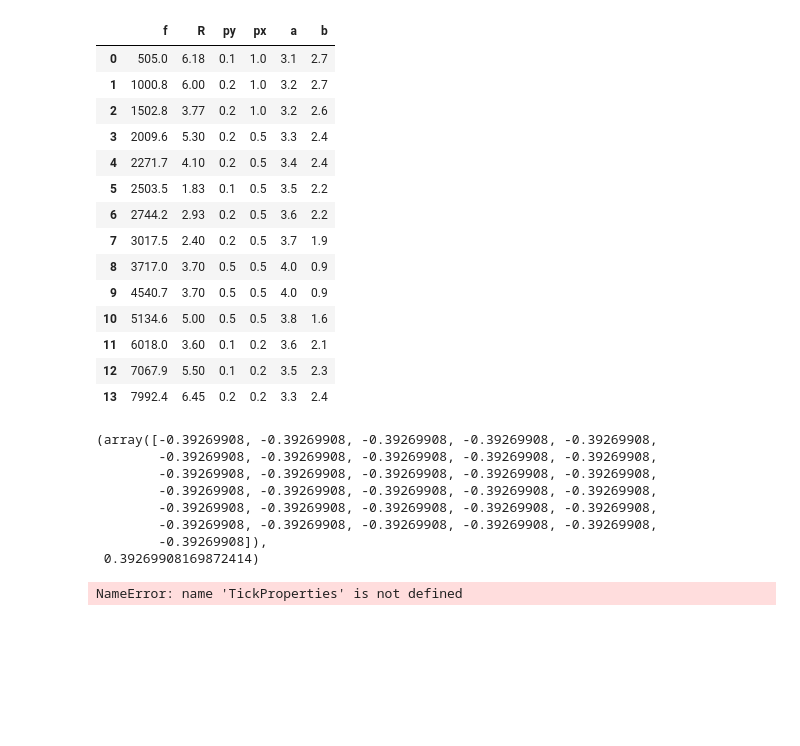
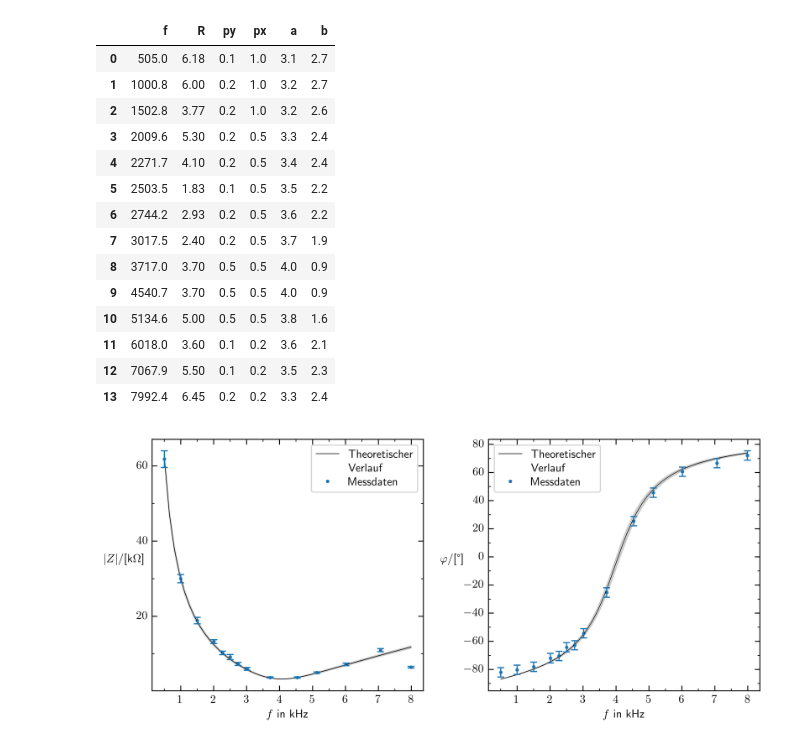
Before and after one commit to ChriGomm/Praktikum2, a Jupyter notebook: RE/re.ipynb, the cells around one changed output. Cells and saved outputs as stored; diff of their text form; code cells hidden in the pictures; blank space fills up the shorter version.

```diff
--- a/RE/re.ipynb
+++ b/RE/re.ipynb
@@ -323,17 +357,3 @@ def phi_par2(w,L,C,R):
-# %%
-def formater(x,pos):
-    grid = np.arange(-np.pi*2,np.pi*2,step=np.pi/8)
-    labels = [r'frac']
-    for i in range(len(grid)):
-# %% [output]
-(array([-0.39269908, -0.39269908, -0.39269908, -0.39269908, -0.39269908,
-        -0.39269908, -0.39269908, -0.39269908, -0.39269908, -0.39269908,
-        -0.39269908, -0.39269908, -0.39269908, -0.39269908, -0.39269908,
-        -0.39269908, -0.39269908, -0.39269908, -0.39269908, -0.39269908,
-        -0.39269908, -0.39269908, -0.39269908, -0.39269908, -0.39269908,
-        -0.39269908, -0.39269908, -0.39269908, -0.39269908, -0.39269908,
-        -0.39269908]),
- 0.39269908169872414)
 # %%
 arelips = df['a']**2+df['b']**2
 np.mean(arelips), np.std(arelips)
@@ -346,35 +366,35 @@ tickp = TickProperties(SZX=False,SZY=False,\
 setup = Setup_Fig(name_of_plot='analog_reihe.pdf',tickp=tickp)
 plot_dim = (-0.5, 60.5, 60.5, -0.5)
 setup.fig_width= 24*cm
 setup.fig_height=10*cm #29.1*cm
 fig, ax = setup.return_fig(shape=(1,2),dots_per_inch=600)
 
 # fig , ax = plt.subplots(1,2)
 
 line01 = ax[0].plot(f/np.pi/2/1000,zreihe(f,0.3054,5.01/10**9,3.3*1000),linewidth=0.5,color='0')
 ax[0].fill_between(f/np.pi/2/1000,zreihe(f,0.3054,5.01/10**9,3.3*1000)-2*zrstd(f,0.3054,5.01/10**9,3.3*1000),zreihe(f,0.3054,5.01/10**9,3.3*1000)+2*zrstd(f,0.3054,5.01/10**9,3.3*1000),alpha=0.3,interpolate=True,color='0.5')
 line02 = ax[0].errorbar(df['f']/1000,zmode(df['R'],df['px'],df['py']),yerr=2*zstd(df['R'],df['px'],df['py']),barsabove=True,fmt='o',markersize=2,capsize=3,elinewidth=1)
 # plt.plot(f/np.pi/2,zreihe(f,0.3054,5.01/10**9,3.3*1000)+2*zrstd(f,0.3054,5.01/10**9,3.3*1000))
 ax[0].set_ylabel(r'$|Z|$/[k$\Omega$]',rotation=0,labelpad=10)
 ax[0].set_xlabel(r'$f$ in kHz')
 ax[0].legend([line01[0],line02[0]],[r'\,\\Theoretischer \\Verlauf',r'Messdaten'])
 mid = len(df['f'])//2+1
 end = len(df['f'])
 
 line11 = ax[1].plot(f/np.pi/2/1000,phi_reihe(f,0.3054,5.01/10**9,3.3*1000),linewidth=0.5,color='0')
 ax[1].fill_between(f/1000/np.pi/2,phi_reihe(f,0.3054,5.01/10**9,3.3*1000)-2*phirstd(f,0.3054,5.01/10**9,3.3*1000),phi_reihe(f,0.3054,5.01/10**9,3.3*1000)+2*phirstd(f,0.3054,5.01/10**9,3.3*1000),alpha=0.3,color='0.5')
 f_ex, a , b = df.loc[0:mid,'f'], df.loc[0:mid,'a'], df.loc[0:mid,'b']
 line12 = ax[1].errorbar(f_ex/1000,-phi(a,b),yerr=2*phi_std(a,b),barsabove=True,fmt='o',markersize=2,capsize=3,elinewidth=1)
 f_ex2, a2 , b2 = df.loc[mid+1:end,'f'], df.loc[mid+1:end,'a'], df.loc[mid+1:end,'b']
 ax[1].errorbar(f_ex2/1000,phi(a2,b2),yerr=2*phi_std(a2,b2),barsabove=True,fmt='o',markersize=2,capsize=3,color='tab:blue',elinewidth=1)
-ax[1].yaxis.set_major_locator(plt.MultipleLocator(np.pi / 4))
-ax[1].yaxis.set_minor_locator(plt.MultipleLocator(np.pi / 8))
-ax[1].set_ylabel(r'$\varphi$/[rad]',rotation=0,labelpad=10)
+ax[1].yaxis.set_major_locator(plt.MultipleLocator(20))
+ax[1].yaxis.set_minor_locator(plt.MultipleLocator(10))
+ax[1].set_ylabel(r'$\varphi$/[°]',rotation=0,labelpad=10)
 ax[1].set_xlabel(r'$f$ in kHz')
 ax[1].legend([line11[0],line12[0]],[r'\,\\Theoretischer \\Verlauf',r'Messdaten'])
-plt.subplots_adjust(wspace=0.29)
+plt.subplots_adjust(wspace=0.24)
 # ax[1].yaxis.set_major_formatter(plt.FuncFormatter(multiple_formatter()))
 # plt.savefig("/home/christian/Documents/Praktikum/RE/pictures/"+setup.name_of_plot)
 plt.show()
 # %% [output]
-NameError: name 'TickProperties' is not defined
+[figure, added]
```
Also changed, not shown: parts of 6 cells of this notebook, 27 other files.
